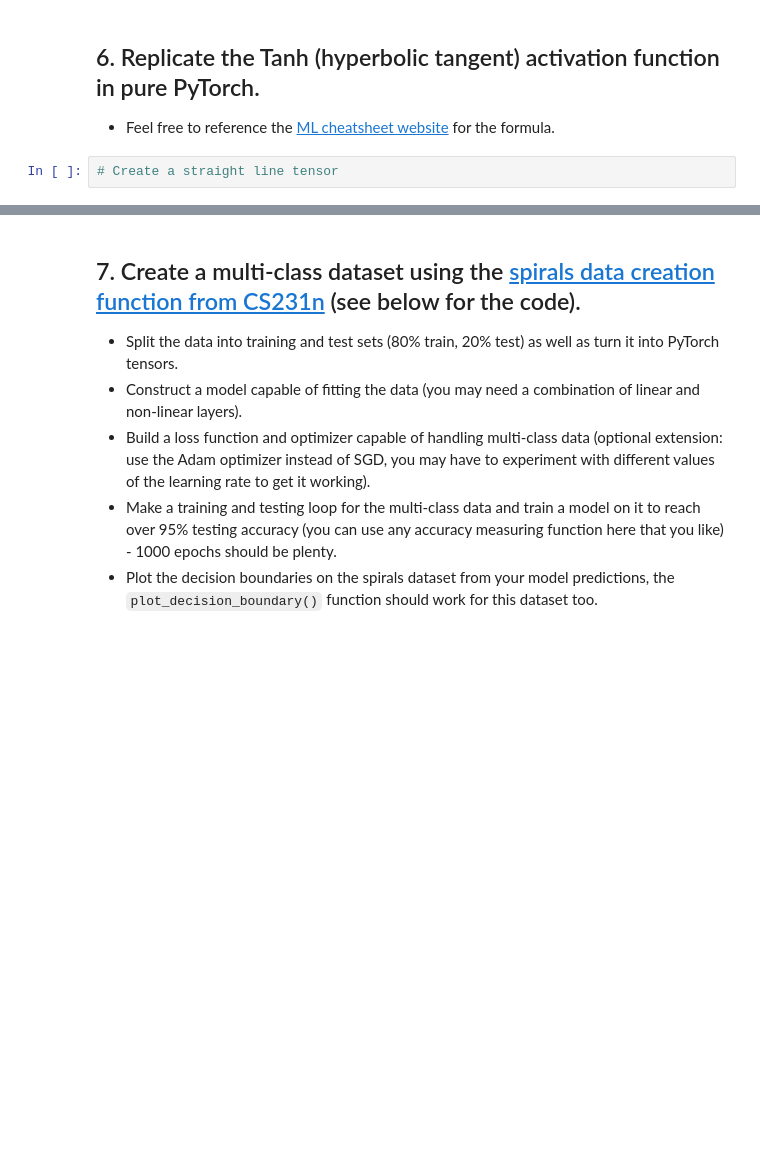
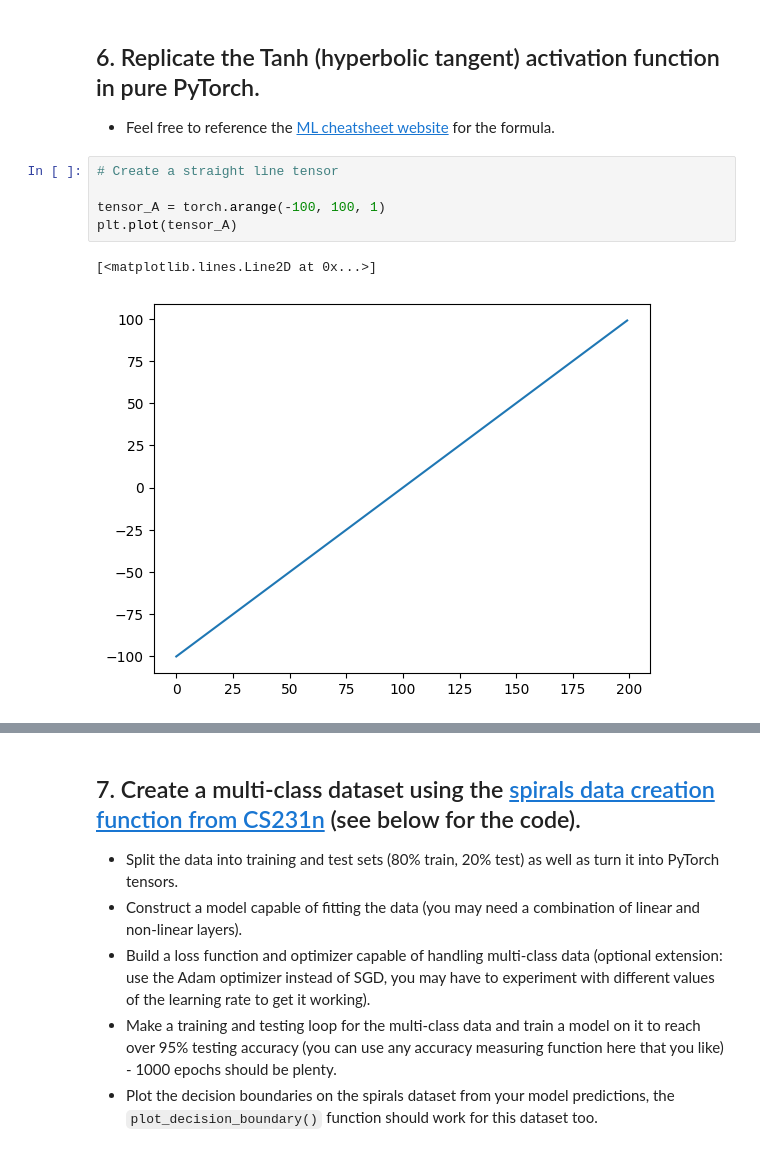
Before and after one commit to rezaulhasan-gis/rezaulhasan-gis, a Jupyter notebook: extras/exercises/02_pytorch_classification_exercises.ipynb, the cells around one changed output, grey strips where cells are left out. Cells and saved outputs as stored; diff of their text form; blank space fills up the shorter version.

```diff
--- a/extras/exercises/02_pytorch_classification_exercises.ipynb
+++ b/extras/exercises/02_pytorch_classification_exercises.ipynb
@@ -258,5 +269,11 @@ def plot_decision_boundary(model, X, y):
   * Feel free to reference the [ML cheatsheet website](https://ml-cheatsheet.readthedocs.io/en/latest/activation_functions.html#tanh) for the formula.
 # %%
 # Create a straight line tensor
+
+tensor_A = torch.arange(-100, 100, 1)
+plt.plot(tensor_A)
+# %% [output]
+[<matplotlib.lines.Line2D at 0x...>]
+[figure, added]
 # %%
 # Test torch.tanh() on the tensor and plot it
```
Also changed, not shown: parts of 17 cells of this notebook.
